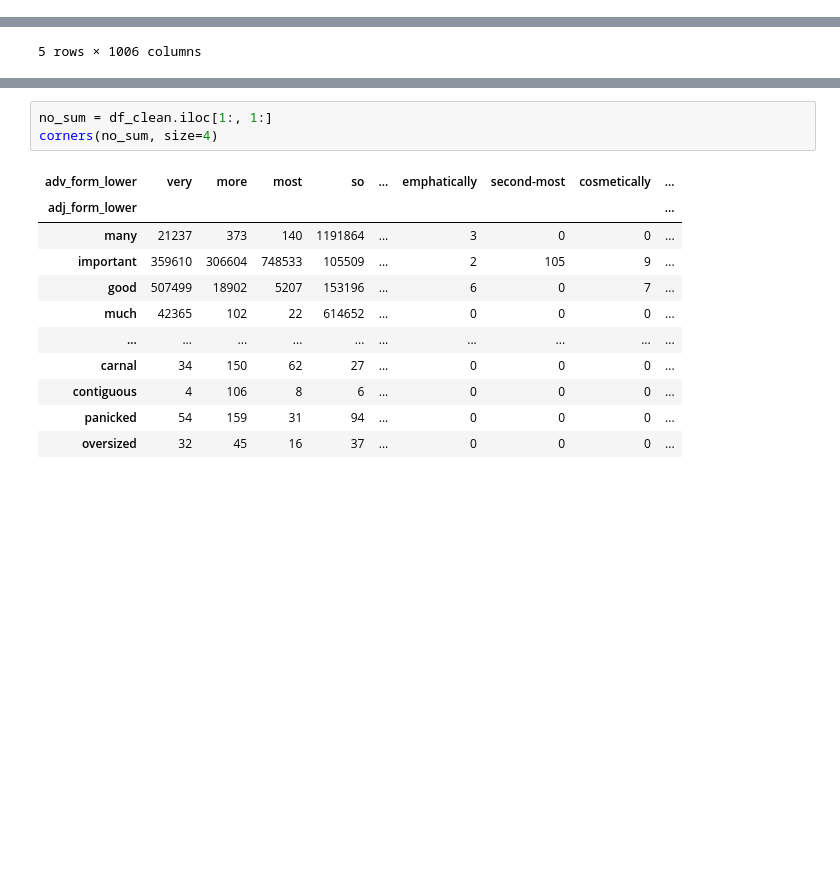
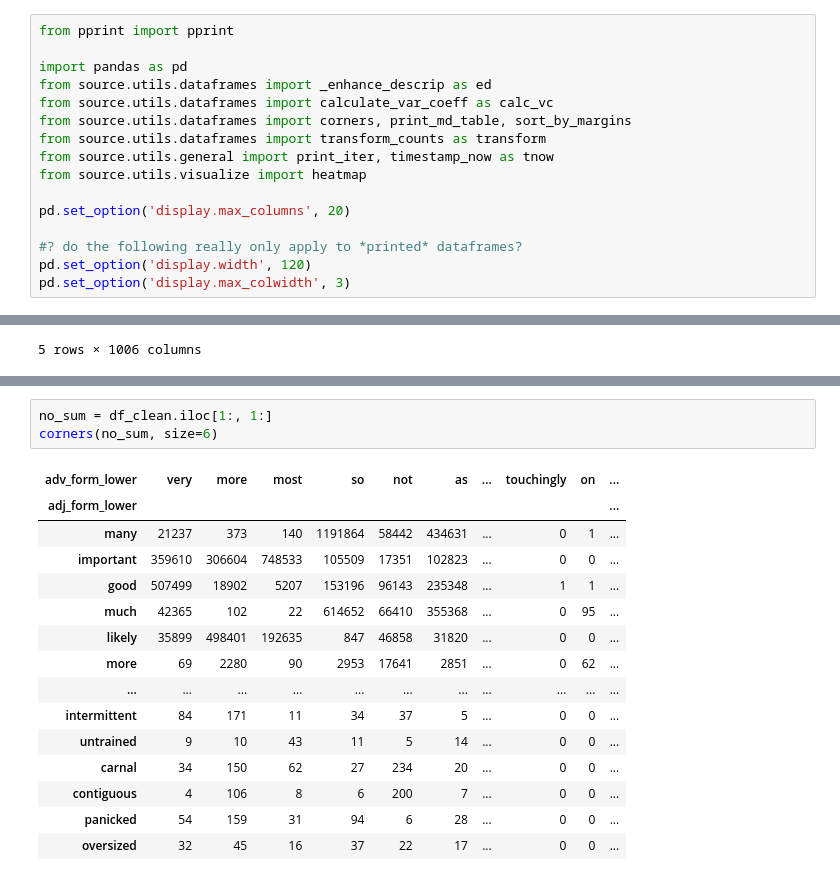
Before and after one commit to AndreaTheLinguist/sanpi, a Jupyter notebook: notebooks/manipulate_freq_out.ipynb, the cells around one changed output, grey strips where cells are left out. Cells and saved outputs as stored; diff of their text form; blank space fills up the shorter version.

```diff
--- a/notebooks/manipulate_freq_out.ipynb
+++ b/notebooks/manipulate_freq_out.ipynb
@@ -4,3 +1,19 @@ from utils.dataframes import _enhance_descrip as ed, corners
+# %%
+from pprint import pprint
+
+import pandas as pd
+from source.utils.dataframes import _enhance_descrip as ed
+from source.utils.dataframes import calculate_var_coeff as calc_vc
+from source.utils.dataframes import corners, print_md_table, sort_by_margins
+from source.utils.dataframes import transform_counts as transform
+from source.utils.general import print_iter, timestamp_now as tnow
+from source.utils.visualize import heatmap
+
+pd.set_option('display.max_columns', 20)
+
+#? do the following really only apply to *printed* dataframes?
+pd.set_option('display.width', 120)
+pd.set_option('display.max_colwidth', 3)
 # %%
 def clean_data(df):
     # df.columns = df.columns.str.strip()
@@ -28,16 +77,20 @@ df_clean.head()
 # %%
 no_sum = df_clean.iloc[1:, 1:]
-corners(no_sum, size=4)
+corners(no_sum, size=6)
 # %% [output]
-| adv_form_lower | very | more | most | so | ... | emphatically | second-most | cosmetically | ... |
-| adj_form_lower |  |  |  |  |  |  |  |  | ... |
-| many | 21237 | 373 | 140 | 1191864 | ... | 3 | 0 | 0 | ... |
-| important | 359610 | 306604 | 748533 | 105509 | ... | 2 | 105 | 9 | ... |
-| good | 507499 | 18902 | 5207 | 153196 | ... | 6 | 0 | 7 | ... |
-| much | 42365 | 102 | 22 | 614652 | ... | 0 | 0 | 0 | ... |
-| ... | ... | ... | ... | ... | ... | ... | ... | ... | ... |
-| carnal | 34 | 150 | 62 | 27 | ... | 0 | 0 | 0 | ... |
-| contiguous | 4 | 106 | 8 | 6 | ... | 0 | 0 | 0 | ... |
-| panicked | 54 | 159 | 31 | 94 | ... | 0 | 0 | 0 | ... |
-| oversized | 32 | 45 | 16 | 37 | ... | 0 | 0 | 0 | ... |
+| adv_form_lower | very | more | most | so | not | as | ... | touchingly | on | ... |
+| adj_form_lower |  |  |  |  |  |  |  |  |  | ... |
+| many | 21237 | 373 | 140 | 1191864 | 58442 | 434631 | ... | 0 | 1 | ... |
+| important | 359610 | 306604 | 748533 | 105509 | 17351 | 102823 | ... | 0 | 0 | ... |
+| good | 507499 | 18902 | 5207 | 153196 | 96143 | 235348 | ... | 1 | 1 | ... |
+| much | 42365 | 102 | 22 | 614652 | 66410 | 355368 | ... | 0 | 95 | ... |
+| likely | 35899 | 498401 | 192635 | 847 | 46858 | 31820 | ... | 0 | 0 | ... |
+| more | 69 | 2280 | 90 | 2953 | 17641 | 2851 | ... | 0 | 62 | ... |
+| ... | ... | ... | ... | ... | ... | ... | ... | ... | ... | ... |
+| intermittent | 84 | 171 | 11 | 34 | 37 | 5 | ... | 0 | 0 | ... |
+| untrained | 9 | 10 | 43 | 11 | 5 | 14 | ... | 0 | 0 | ... |
+| carnal | 34 | 150 | 62 | 27 | 234 | 20 | ... | 0 | 0 | ... |
+| contiguous | 4 | 106 | 8 | 6 | 200 | 7 | ... | 0 | 0 | ... |
+| panicked | 54 | 159 | 31 | 94 | 6 | 28 | ... | 0 | 0 | ... |
+| oversized | 32 | 45 | 16 | 37 | 22 | 17 | ... | 0 | 0 | ... |
 # %%
```
Also changed, not shown: parts of 40 cells of this notebook, 10 other files.
